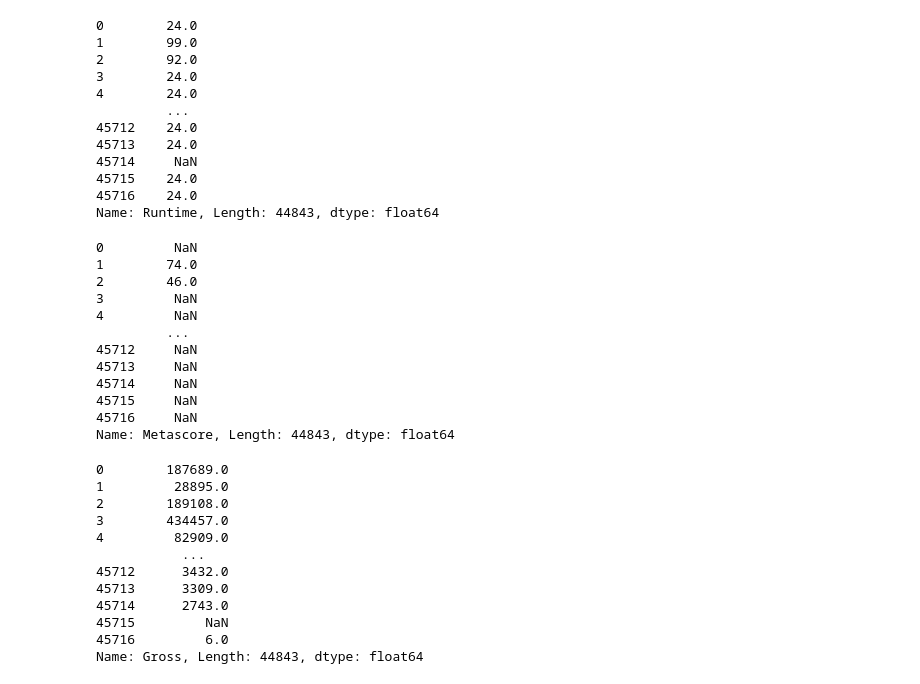
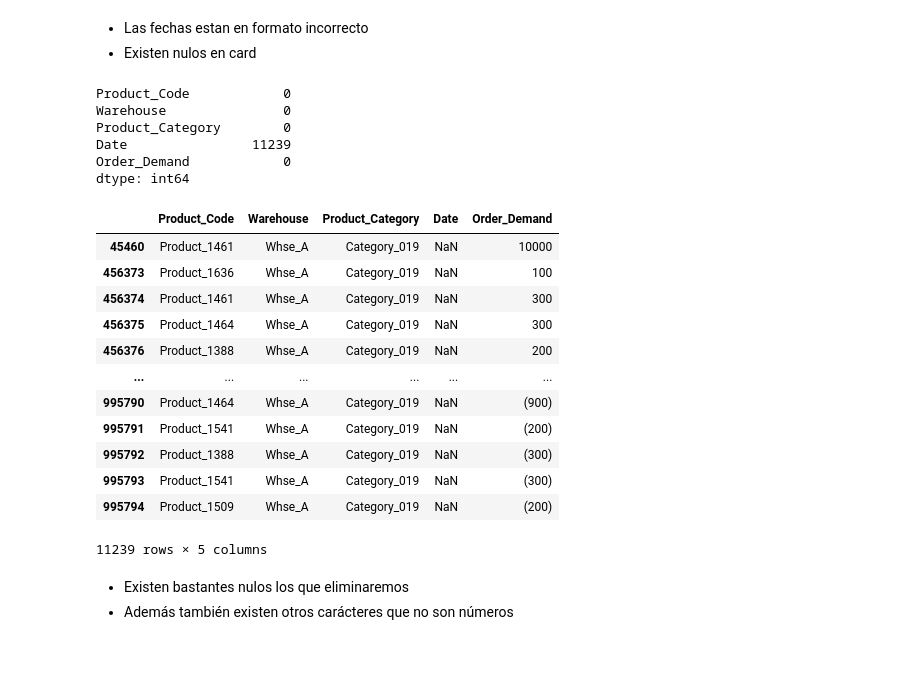
Before and after one commit to LLAES07/Forecasting-SARIMA, a Jupyter notebook: Notebooks/proyect.ipynb, the cells around one changed output. Saved outputs shown, nothing was run; the diff lists cells and outputs as text; code cells hidden in the pictures; blank space fills up the shorter version.

```diff
--- a/Notebooks/proyect.ipynb
+++ b/Notebooks/proyect.ipynb
@@ -13,0 +7,2 @@ df = pd.read_excel('../Data/imdb_anime.xlsx')
+# %%
+df= pd.read_csv('../Data/Historical Product Demand.csv')
@@ -54,2 +32,0 @@ El número de datos duplicados es de 874
-# %%
-df.drop_duplicates(inplace=True)
@@ -152,45 +33,31 @@ Name: Number of Votes, Length: 44843, dtype: float64
-# %%
-pd.to_numeric(df['Runtime'].replace({' min':'', 'Runtime':'', ',':'.'}, regex=True), errors='raise')
-# %% [output]
-0        24.0
-1        99.0
-2        92.0
-3        24.0
-4        24.0
-         ...
-45712    24.0
-45713    24.0
-45714     NaN
-45715    24.0
-45716    24.0
-Name: Runtime, Length: 44843, dtype: float64
-# %%
-pd.to_numeric(df['Metascore'].replace({'Metascore':''}, regex=True), errors='raise')
-# %% [output]
-0         NaN
-1        74.0
-2        46.0
-3         NaN
-4         NaN
-         ...
-45712     NaN
-45713     NaN
-45714     NaN
-45715     NaN
-45716     NaN
-Name: Metascore, Length: 44843, dtype: float64
-# %%
-pd.to_numeric(df['Gross'].replace({'Gross':''}, regex=True), errors='raise')
-# %% [output]
-0        187689.0
-1         28895.0
-2        189108.0
-3        434457.0
-4         82909.0
-           ...
-45712      3432.0
-45713      3309.0
-45714      2743.0
-45715         NaN
-45716         6.0
-Name: Gross, Length: 44843, dtype: float64
+# %% [markdown]
+- Las fechas estan en formato incorrecto
+- Existen nulos en card
+# %%
+df.isnull().sum()
+# %% [output]
+Product_Code            0
+Warehouse               0
+Product_Category        0
+Date                11239
+Order_Demand            0
+dtype: int64
+# %%
+df[df['Date'].isna()]
+# %% [output]
+|  | Product_Code | Warehouse | Product_Category | Date | Order_Demand |
+| 45460 | Product_1461 | Whse_A | Category_019 | NaN | 10000 |
+| 456373 | Product_1636 | Whse_A | Category_019 | NaN | 100 |
+| 456374 | Product_1461 | Whse_A | Category_019 | NaN | 300 |
+| 456375 | Product_1464 | Whse_A | Category_019 | NaN | 300 |
+| 456376 | Product_1388 | Whse_A | Category_019 | NaN | 200 |
+| ... | ... | ... | ... | ... | ... |
+| 995790 | Product_1464 | Whse_A | Category_019 | NaN | (900) |
+| 995791 | Product_1541 | Whse_A | Category_019 | NaN | (200) |
+| 995792 | Product_1388 | Whse_A | Category_019 | NaN | (300) |
+| 995793 | Product_1541 | Whse_A | Category_019 | NaN | (300) |
+| 995794 | Product_1509 | Whse_A | Category_019 | NaN | (200) |
+11239 rows × 5 columns
+# %% [markdown]
+- Existen bastantes nulos los que eliminaremos
+- Además también existen otros carácteres que no son números
```
Also changed, not shown: parts of 34 cells of this notebook, 4 other files.
